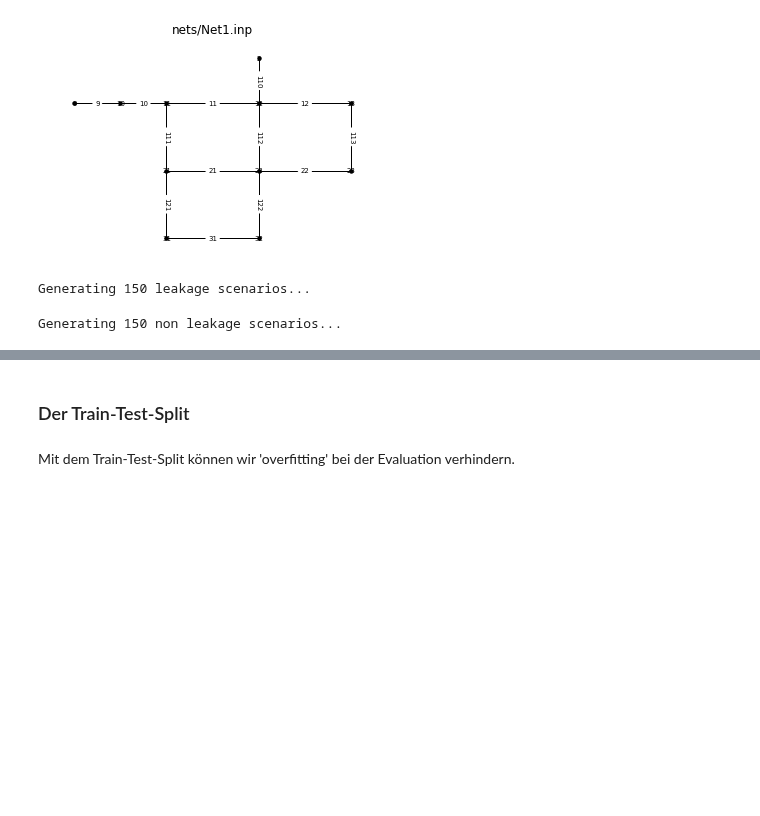
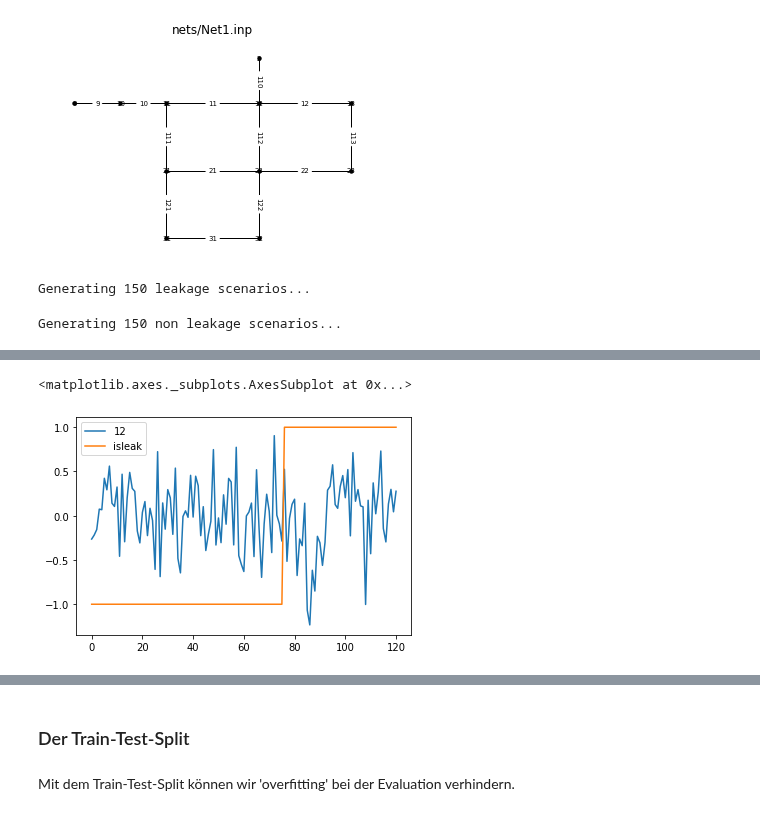
Before and after one commit to JulianBvW/BA-WDN-Leakage-Detection, a Jupyter notebook: LeakageDetection.ipynb, the cells around one changed output, grey strips where cells are left out. Cells and saved outputs as stored; diff of their text form; code cells hidden in the pictures; blank space fills up the shorter version.

Commit message:
First tests for regression

```diff
--- a/LeakageDetection.ipynb
+++ b/LeakageDetection.ipynb
@@ -118,0 +123,10 @@ Generating 150 non leakage scenarios...
+# %%
+data_regr = X_concat[y_concat == 0]
+X_regr = data_regr[['10', '11','13','21','22','23','31','32']]
+y_regr = data_regr['12']
+# %%
+from sklearn.linear_model import LinearRegression
+reg = LinearRegression().fit(X_regr, y_regr)
+reg.score(X_regr, y_regr)
+
+pred = reg.predict(X[0][['10', '11','13','21','22','23','31','32']])
@@ -118,0 +155,4 @@ Generating 150 non leakage scenarios...
+# %%
+r = pd.DataFrame(X[0]['12'] - pred)
+# %%
+r['hour of the day'] = X[0]['hour of the day']
@@ -118,0 +175,7 @@ Generating 150 non leakage scenarios...
+# %%
+for_vis = r.copy()[['12']]
+for_vis['isleak'] = (y[0] - 0.5) * 2
+for_vis.plot()
+# %% [output]
+<matplotlib.axes._subplots.AxesSubplot at 0x...>
+[figure, added]
```
Also changed, not shown: parts of 17 cells of this notebook, 1 other file.
